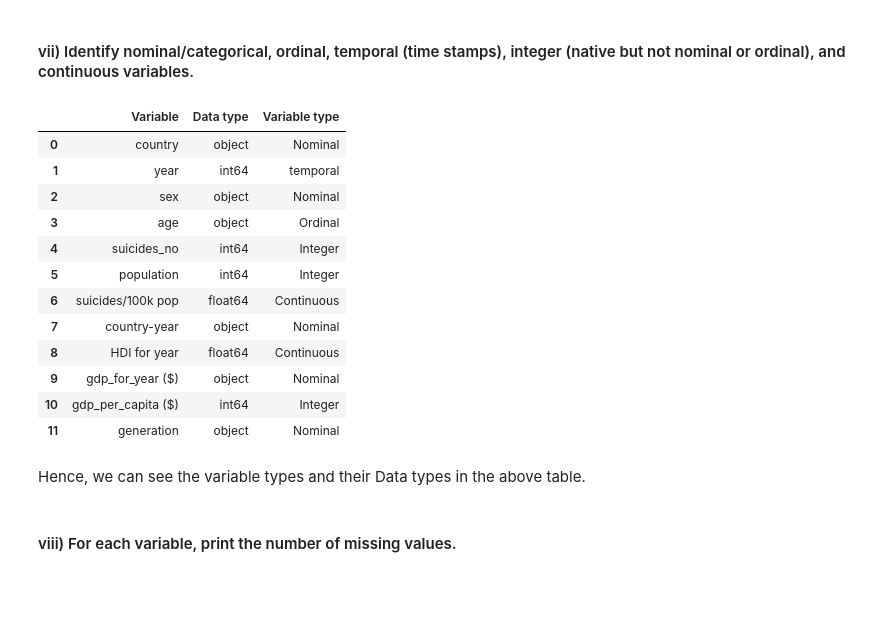
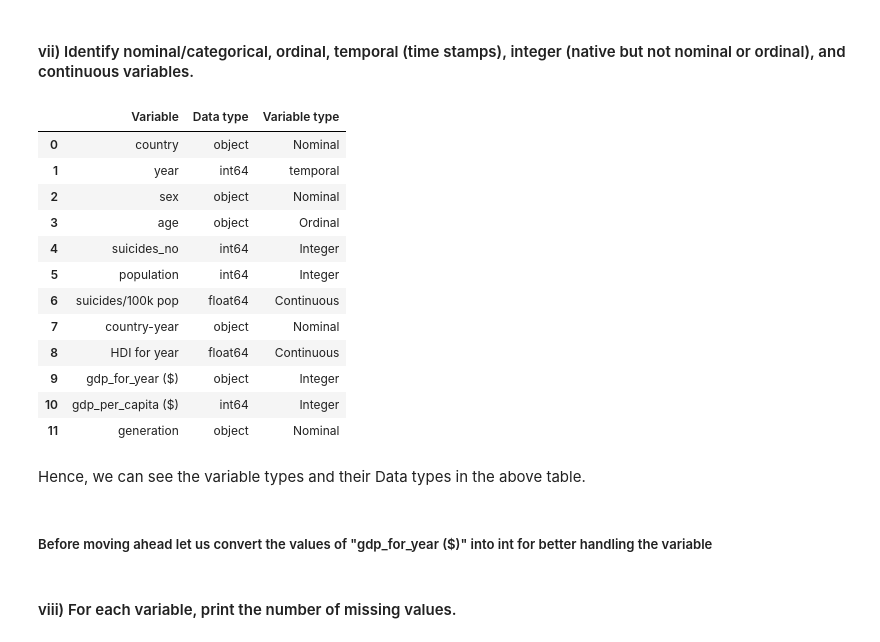
Before and after one commit to TheShiningVampire/DS203_Programming_Assignments, a Jupyter notebook: Assignment_2/18D070067.ipynb, the cells around one changed output. Cells and saved outputs as stored; diff of their text form; code cells hidden in the pictures; blank space fills up the shorter version.

```diff
--- a/Assignment_2/18D070067.ipynb
+++ b/Assignment_2/18D070067.ipynb
@@ -113,29 +113,31 @@ dtype: int64
 # %%
 # Here, we append the variable type to the datatypes series we have created above
 
 df = {"Variable" : datatypes.index, "Data type" : datatypes.values}             # Make a dictionary from the series
 datatypes = pd.DataFrame(df)                                                    # Convert the dictionary into a dataframe
 
 # Make a series of the type of variable
-variable_type = ["Nominal" , "temporal" , "Nominal" , "Ordinal" , "Integer" ,"Integer" , "Continuous" , "Nominal", "Continuous", "Nominal", "Integer", "Nominal"]
+variable_type = ["Nominal" , "temporal" , "Nominal" , "Ordinal" , "Integer" ,"Integer" , "Continuous" , "Nominal", "Continuous", "Integer", "Integer", "Nominal"]
 
 # Append the list to the dataframe
 datatypes["Variable type"] = variable_type
 
 datatypes
 # %% [output]
 |  | Variable | Data type | Variable type |
 | 0 | country | object | Nominal |
 | 1 | year | int64 | temporal |
 | 2 | sex | object | Nominal |
 | 3 | age | object | Ordinal |
 | 4 | suicides_no | int64 | Integer |
 | 5 | population | int64 | Integer |
 | 6 | suicides/100k pop | float64 | Continuous |
 | 7 | country-year | object | Nominal |
 | 8 | HDI for year | float64 | Continuous |
-| 9 | gdp_for_year ($) | object | Nominal |
+| 9 | gdp_for_year ($) | object | Integer |
 | 10 | gdp_per_capita ($) | int64 | Integer |
 | 11 | generation | object | Nominal |
 # %% [markdown]
 Hence, we can see the variable types and their Data types in the above table.
+# %% [markdown]
+##### Before moving ahead let us convert the values of "gdp_for_year ($)" into int for better handling the variable
```
Also changed, not shown: parts of 76 cells of this notebook.
